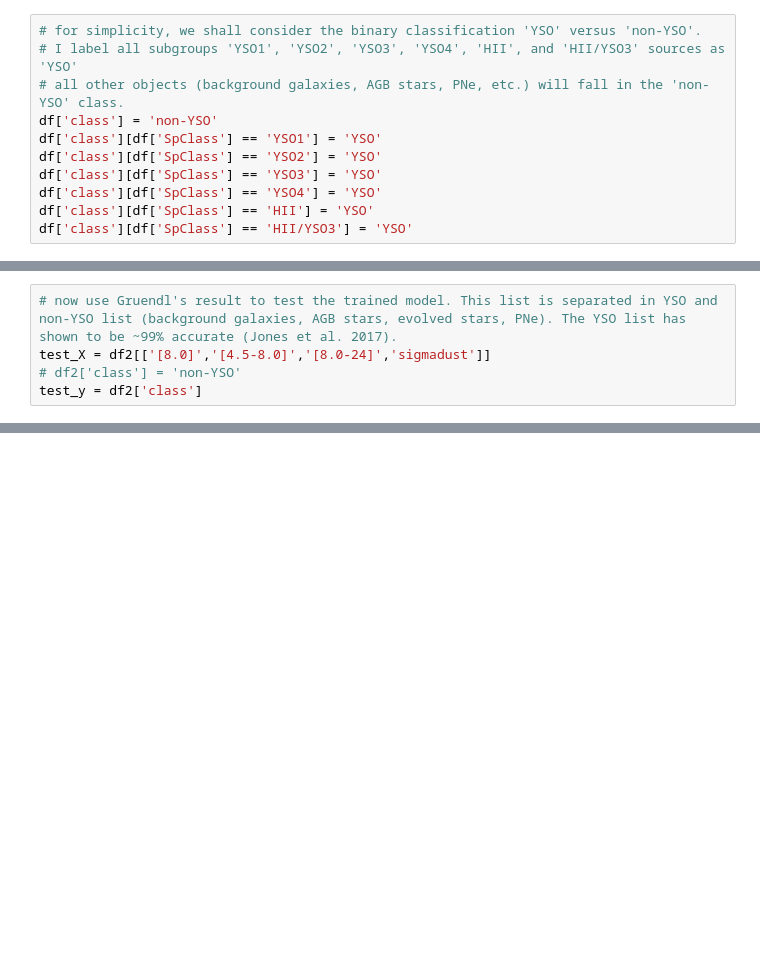
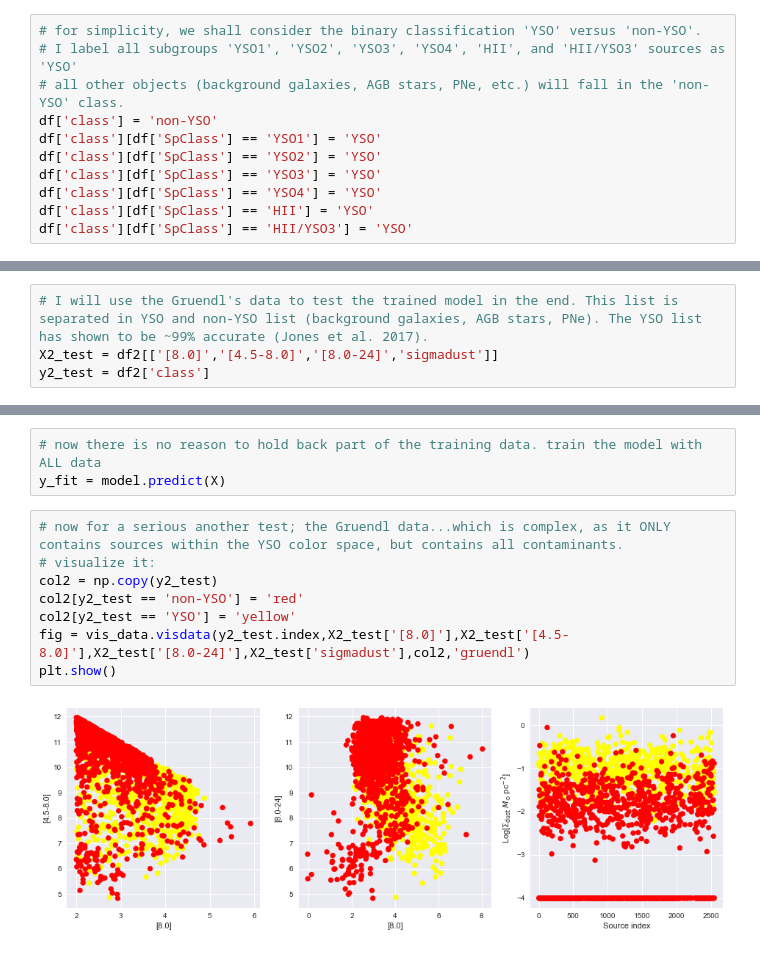
Before and after one commit to bramochsendorf/ml_yso, a Jupyter notebook: svm.ipynb, the cells around one changed output, grey strips where cells are left out. Cells and saved outputs as stored; diff of their text form; blank space fills up the shorter version.

```diff
--- a/svm.ipynb
+++ b/svm.ipynb
@@ -28,5 +28,4 @@ train_y = df['class']
 # %%
-# now use Gruendl's result to test the trained model. This list is separated in YSO and non-YSO list (background galaxies, AGB stars, evolved stars, PNe). The YSO list has shown to be ~99% accurate (Jones et al. 2017).
-test_X = df2[['[8.0]','[4.5-8.0]','[8.0-24]','sigmadust']]
-# df2['class'] = 'non-YSO'
-test_y = df2['class']
+# I will use the Gruendl's data to test the trained model in the end. This list is separated in YSO and non-YSO list (background galaxies, AGB stars, PNe). The YSO list has shown to be ~99% accurate (Jones et al. 2017).
+X2_test = df2[['[8.0]','[4.5-8.0]','[8.0-24]','sigmadust']]
+y2_test = df2['class']
@@ -128,0 +121,13 @@ plt.show()
+# %%
+# now there is no reason to hold back part of the training data. train the model with ALL data
+y_fit = model.predict(X)
+# %%
+# now for a serious another test; the Gruendl data...which is complex, as it ONLY contains sources within the YSO color space, but contains all contaminants.
+# visualize it:
+col2 = np.copy(y2_test)
+col2[y2_test == 'non-YSO'] = 'red'
+col2[y2_test == 'YSO'] = 'yellow'
+fig = vis_data.visdata(y2_test.index,X2_test['[8.0]'],X2_test['[4.5-8.0]'],X2_test['[8.0-24]'],X2_test['sigmadust'],col2,'gruendl')
+plt.show()
+# %% [output]
+[figure, added]
```
Also changed, not shown: parts of 18 cells of this notebook, 8 other files.
